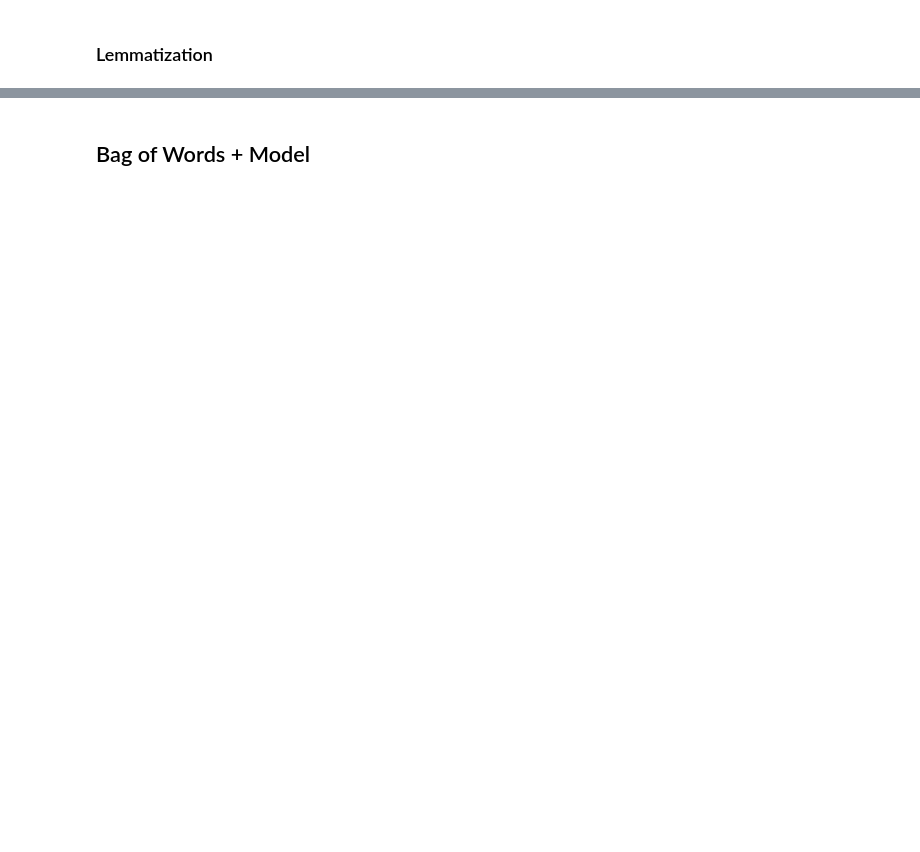
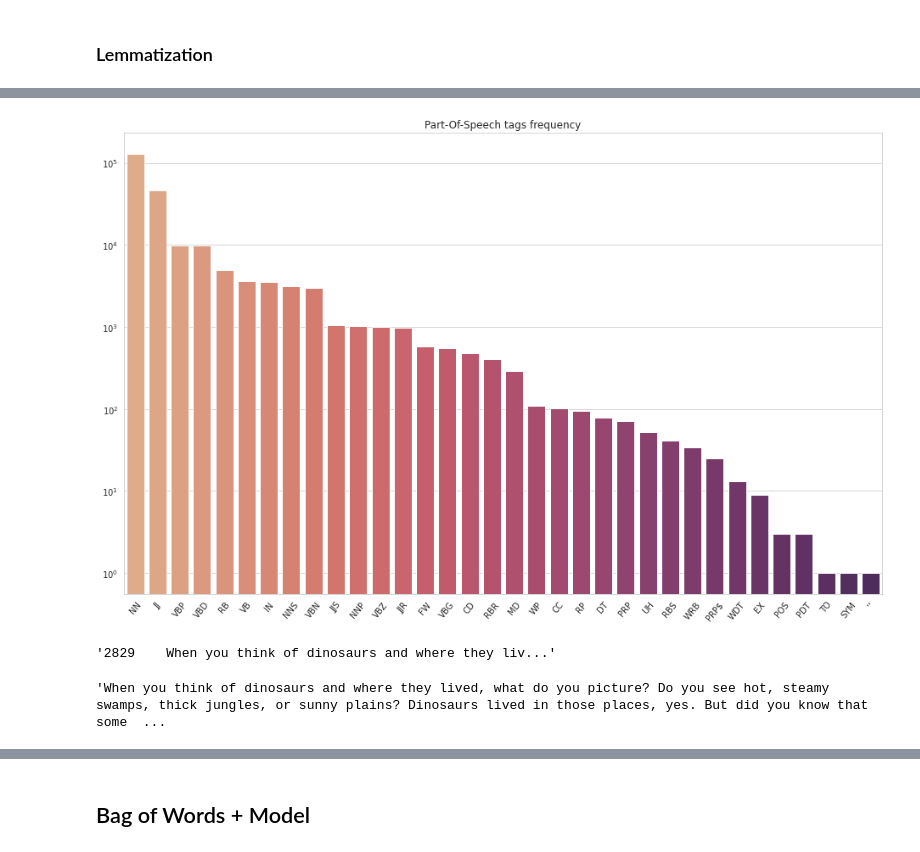
Before and after one commit to huhji-elha/NLP-Basic, a Jupyter notebook: CommonLit_NLP_Guide.ipynb, the cells around one changed output, grey strips where cells are left out. Saved outputs shown, nothing was run; the diff lists cells and outputs as text; code cells hidden in the pictures; blank space fills up the shorter version.

```diff
--- a/CommonLit_NLP_Guide.ipynb
+++ b/CommonLit_NLP_Guide.ipynb
@@ -436,5 +539,5 @@ print("\033[1mText after stemWord function: \033[0m" + stemWord(df_train['excerp
 # %%
-df_train['excerpt_clean'] = df_train['excerpt_clean'].apply(stemWord)
-df_test['excerpt_clean'] = df_test['excerpt_clean'].apply(stemWord)
+train_data['excerpt_clean'] = train_data['excerpt_clean'].apply(stemWord)
+train_data['excerpt_clean'] = train_data['excerpt_clean'].apply(stemWord)
 # %%
 results = Counter()
@@ -467,0 +608,2 @@ lemmatizeWord(doc)
+# %%
+train_data['pos_tags'] = train_data['excerpt_clean'].str.split().map(pos_tag)
@@ -467,0 +625,11 @@ lemmatizeWord(doc)
+# %%
+def count_tags(pos_tags):
+    tag_count = {}
+    for word,tag in pos_tags:
+        if tag in tag_count:
+            tag_count[tag] += 1
+        else:
+            tag_count[tag] = 1
+    return tag_count
+
+train_data['tag_counts'] = train_data['pos_tags'].map(count_tags)
@@ -467,0 +651,6 @@ lemmatizeWord(doc)
+# %%
+set_pos = set([tag for tags in train_data['tag_counts'] for tag in tags])
+tag_cols = list(set_pos)
+
+for tag in tag_cols:
+    train_data[tag] = train_data['tag_counts'].map(lambda x: x.get(tag, 0))
@@ -467,0 +678,16 @@ lemmatizeWord(doc)
+# %%
+# POS 빈도 그래프
+pos = train_data[tag_cols].sum().sort_values(ascending = False)
+sns.set_style("whitegrid")
+plt.figure(figsize=(16,10))
+ax = sns.barplot(x=pos.index, y=pos.values,palette="flare")
+plt.xticks(rotation = 50)
+ax.set_yscale('log')
+plt.title('Part-Of-Speech tags frequency')
+plt.show()
+# %% [output]
+[figure, added]
+# %%
+train_data.loc[train_data['target'] == train_data['target'].max()].excerpt.to_string()
+# %% [output]
+'2829    When you think of dinosaurs and where they liv...'
@@ -467,0 +698,4 @@ lemmatizeWord(doc)
+# %%
+sent
+# %% [output]
+'When you think of dinosaurs and where they lived, what do you picture? Do you see hot, steamy swamps, thick jungles, or sunny plains? Dinosaurs lived in those places, yes. But did you know that some  ...
```
Also changed, not shown: parts of 46 cells of this notebook.
